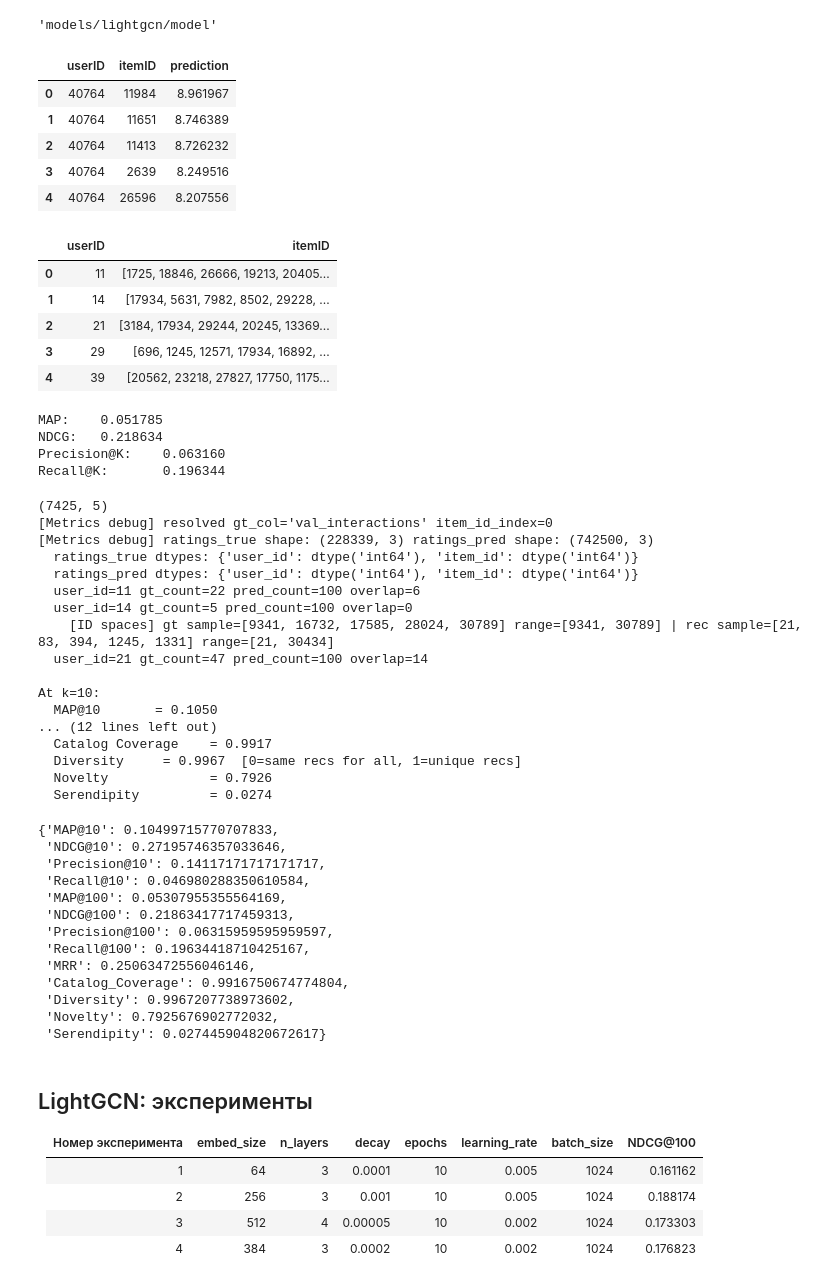
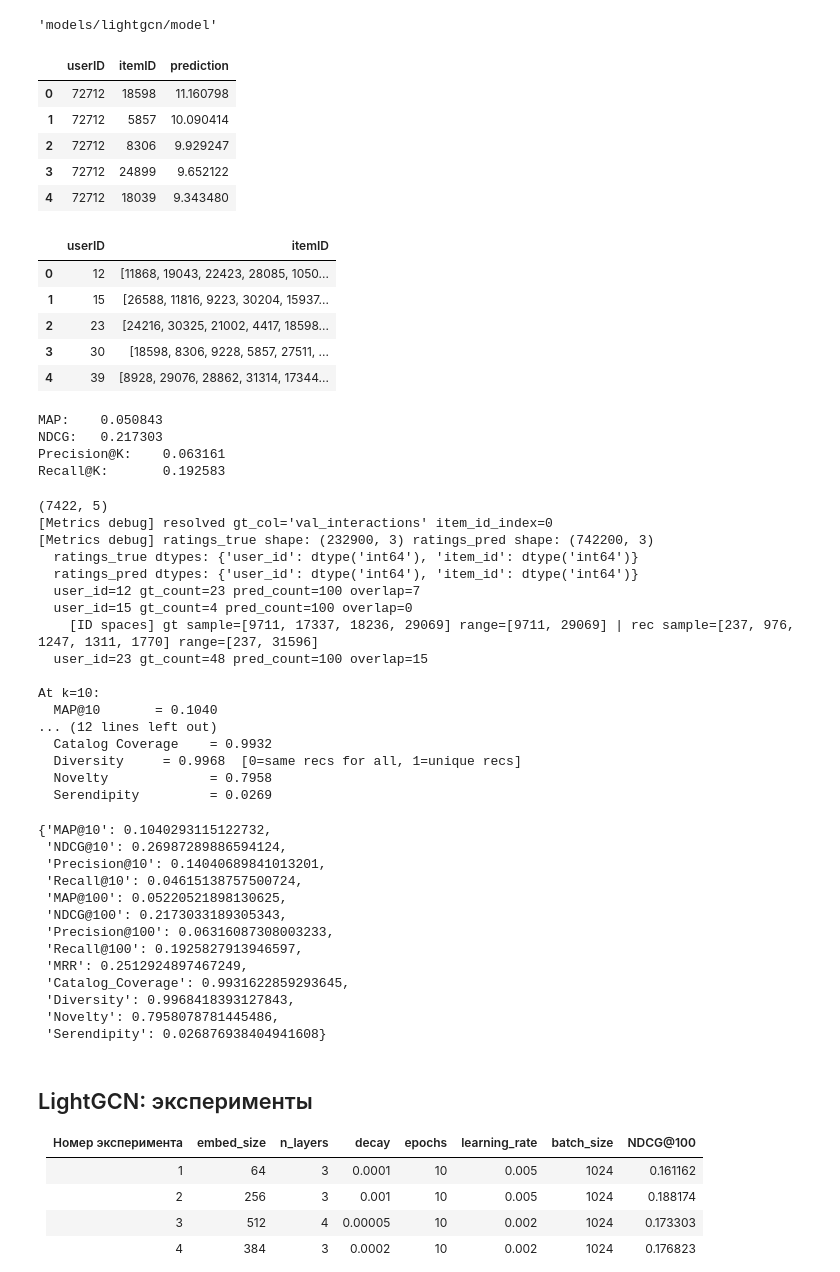
Before and after one commit to Lak1n26/hse-masters-thesis-2026, a Jupyter notebook: notebooks/lightgcn.ipynb, the cells around one changed output. Saved outputs shown, nothing was run; the diff lists cells and outputs as text; code cells hidden in the pictures.

```diff
--- a/notebooks/lightgcn.ipynb
+++ b/notebooks/lightgcn.ipynb
@@ -112,25 +139,25 @@ model.saver.save(model.sess, checkpoint_path)
 # %% [output]
 'models/lightgcn/model'
 # %%
-topk_scores = model.recommend_k_items(val_df, top_k=TOP_K, remove_seen=False)
+topk_scores = model.recommend_k_items(train_df, top_k=TOP_K, remove_seen=False)
 topk_scores.head()
 # %% [output]
 |  | userID | itemID | prediction |
-| 0 | 40764 | 11984 | 8.961967 |
-| 1 | 40764 | 11651 | 8.746389 |
-| 2 | 40764 | 11413 | 8.726232 |
-| 3 | 40764 | 2639 | 8.249516 |
-| 4 | 40764 | 26596 | 8.207556 |
+| 0 | 72712 | 18598 | 11.160798 |
+| 1 | 72712 | 5857 | 10.090414 |
+| 2 | 72712 | 8306 | 9.929247 |
+| 3 | 72712 | 24899 | 9.652122 |
+| 4 | 72712 | 18039 | 9.343480 |
 # %%
 recs = topk_scores.sort_values(by=['userID', 'prediction'], ascending=[True,False]).groupby('userID', as_index=False)['itemID'].apply(list)
 recs.head()
 # %% [output]
 |  | userID | itemID |
-| 0 | 11 | [1725, 18846, 26666, 19213, 20405... |
-| 1 | 14 | [17934, 5631, 7982, 8502, 29228, ... |
-| 2 | 21 | [3184, 17934, 29244, 20245, 13369... |
-| 3 | 29 | [696, 1245, 12571, 17934, 16892, ... |
-| 4 | 39 | [20562, 23218, 27827, 17750, 1175... |
+| 0 | 12 | [11868, 19043, 22423, 28085, 1050... |
+| 1 | 15 | [26588, 11816, 9223, 30204, 15937... |
+| 2 | 23 | [24216, 30325, 21002, 4417, 18598... |
+| 3 | 30 | [18598, 8306, 9228, 5857, 27511, ... |
+| 4 | 39 | [8928, 29076, 28862, 31314, 17344... |
 # %%
 eval_map = map(val_df, topk_scores, k=TOP_K)
 eval_ndcg = ndcg_at_k(val_df, topk_scores, k=TOP_K)
@@ -142,10 +169,10 @@ print("MAP:\t%f" % eval_map,
       "Precision@K:\t%f" % eval_precision,
       "Recall@K:\t%f" % eval_recall, sep='\n')
 # %% [output]
-MAP:    0.051785
-NDCG:   0.218634
-Precision@K:    0.063160
-Recall@K:       0.196344
+MAP:    0.050843
+NDCG:   0.217303
+Precision@K:    0.063161
+Recall@K:       0.192583
 # %%
 model.infer_embedding(user_file, item_file)
 # %%
@@ -158,36 +185,36 @@ print(joined.shape)
 joined = joined.merge(recs, left_on='user_id', right_on='userID').rename(columns={'itemID': 'lightgcn_recs'})
 calculate_metrics(joined, train_col='train_interactions', gt_col='val_interactions', model_preds='lightgcn_recs', verbose=True)
 # %% [output]
-(7425, 5)
+(7422, 5)
 [Metrics debug] resolved gt_col='val_interactions' item_id_index=0
-[Metrics debug] ratings_true shape: (228339, 3) ratings_pred shape: (742500, 3)
+[Metrics debug] ratings_true shape: (232900, 3) ratings_pred shape: (742200, 3)
   ratings_true dtypes: {'user_id': dtype('int64'), 'item_id': dtype('int64')}
   ratings_pred dtypes: {'user_id': dtype('int64'), 'item_id': dtype('int64')}
-  user_id=11 gt_count=22 pred_count=100 overlap=6
-  user_id=14 gt_count=5 pred_count=100 overlap=0
-    [ID spaces] gt sample=[9341, 16732, 17585, 28024, 30789] range=[9341, 30789] | rec sample=[21, 83, 394, 1245, 1331] range=[21, 30434]
-  user_id=21 gt_count=47 pred_count=100 overlap=14
+  user_id=12 gt_count=23 pred_count=100 overlap=7
+  user_id=15 gt_count=4 pred_count=100 overlap=0
+    [ID spaces] gt sample=[9711, 17337, 18236, 29069] range=[9711, 29069] | rec sample=[237, 976, 1247, 1311, 1770] range=[237, 31596]
+  user_id=23 gt_count=48 pred_count=100 overlap=15
 
 At k=10:
-  MAP@10       = 0.1050
+  MAP@10       = 0.1040
 ... (12 lines left out)
-  Catalog Coverage    = 0.9917
-  Diversity     = 0.9967  [0=same recs for all, 1=unique recs]
-  Novelty             = 0.7926
-  Serendipity         = 0.0274
+  Catalog Coverage    = 0.9932
+  Diversity     = 0.9968  [0=same recs for all, 1=unique recs]
+  Novelty             = 0.7958
+  Serendipity         = 0.0269
-{'MAP@10': 0.10499715770707833,
- 'NDCG@10': 0.27195746357033646,
- 'Precision@10': 0.14117171717171717,
- 'Recall@10': 0.046980288350610584,
- 'MAP@100': 0.05307955355564169,
- 'NDCG@100': 0.21863417717459313,
- 'Precision@100': 0.06315959595959597,
- 'Recall@100': 0.19634418710425167,
- 'MRR': 0.25063472556046146,
- 'Catalog_Coverage': 0.9916750674774804,
- 'Diversity': 0.9967207738973602,
- 'Novelty': 0.7925676902772032,
- 'Serendipity': 0.027445904820672617}
+{'MAP@10': 0.1040293115122732,
+ 'NDCG@10': 0.26987289886594124,
+ 'Precision@10': 0.14040689841013201,
+ 'Recall@10': 0.04615138757500724,
+ 'MAP@100': 0.05220521898130625,
+ 'NDCG@100': 0.2173033189305343,
+ 'Precision@100': 0.06316087308003233,
+ 'Recall@100': 0.1925827913946597,
+ 'MRR': 0.2512924897467249,
+ 'Catalog_Coverage': 0.9931622859293645,
+ 'Diversity': 0.9968418393127843,
+ 'Novelty': 0.7958078781445486,
+ 'Serendipity': 0.026876938404941608}
 # %% [markdown]
 <!DOCTYPE html>
 <html>
```
Also changed, not shown: parts of 15 cells of this notebook, 6 other files.
